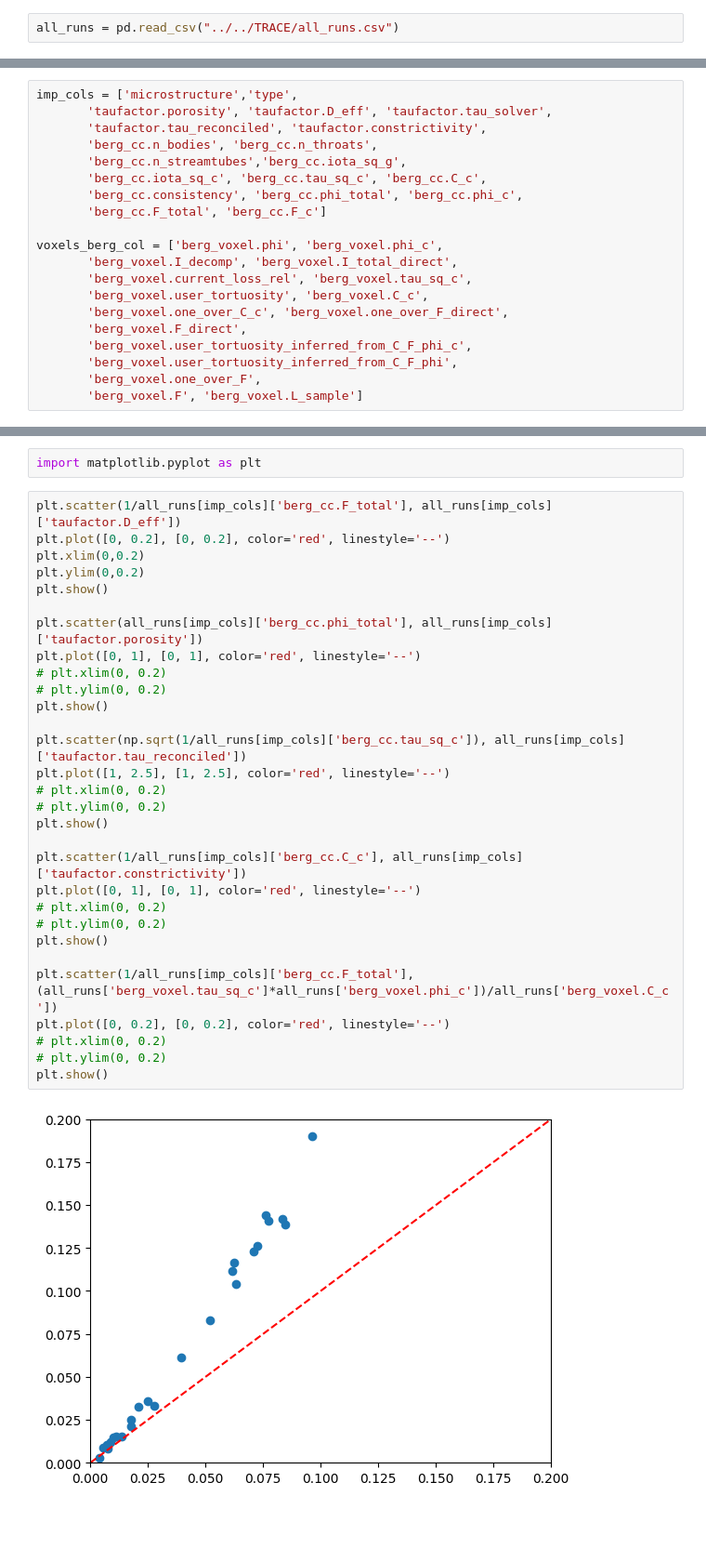
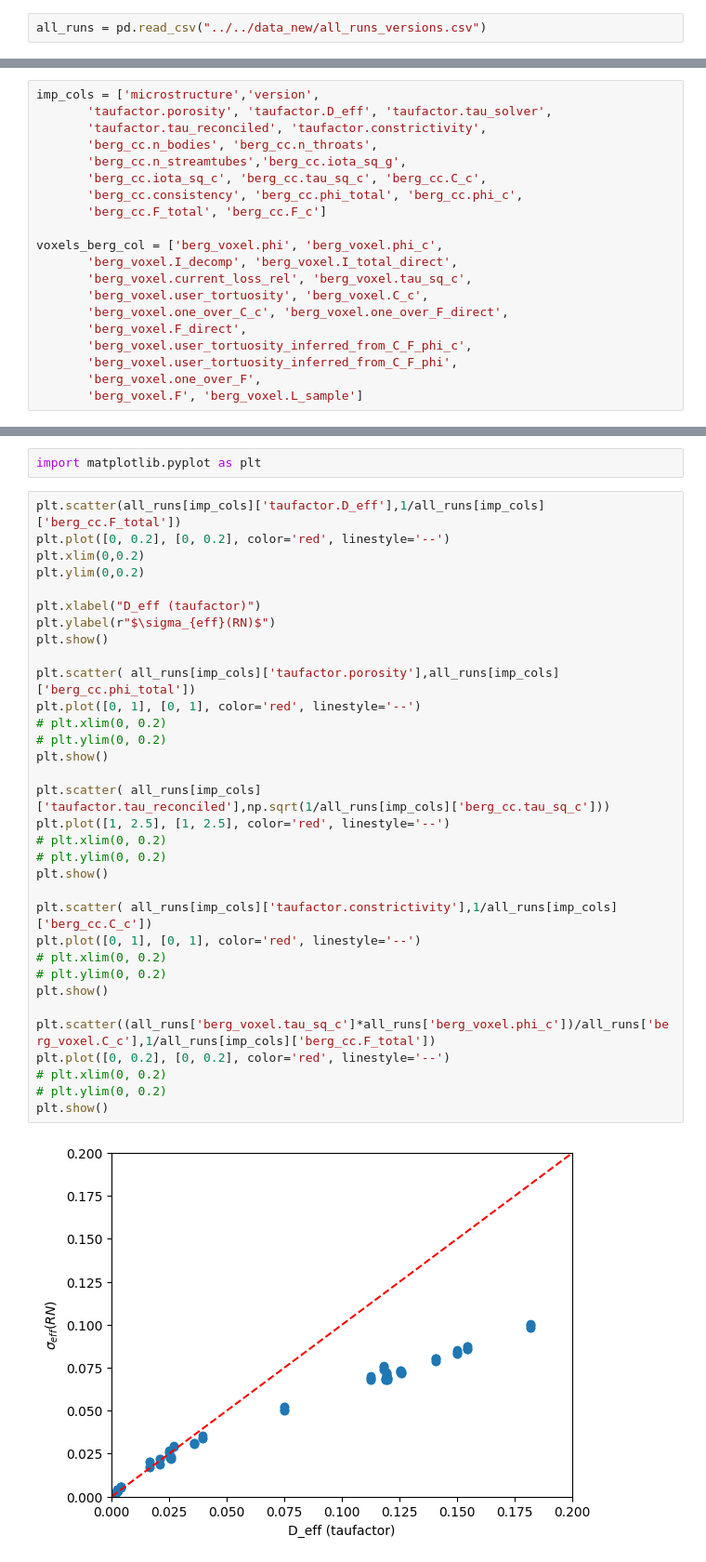
Before and after one commit to rochan17/Constrictivity, a Jupyter notebook: analysis/notebooks/all_TRACE.ipynb, the cells around one changed output, grey strips where cells are left out. Shown at 93% size. Cells and saved outputs as stored; diff of their text form; blank space fills up the shorter version.

```diff
--- a/analysis/notebooks/all_TRACE.ipynb
+++ b/analysis/notebooks/all_TRACE.ipynb
@@ -4,7 +5,7 @@ import pandas as pd
 # %%
 pd.set_option("display.max_columns", None)
 # %%
-all_runs = pd.read_csv("../../TRACE/all_runs.csv")
+all_runs = pd.read_csv("../../data_new/all_runs_versions.csv")
 # %%
 all_runs.columns
 # %% [output]
@@ -26,7 +27,7 @@ Index(['microstructure', 'version', 'taufactor.status',
        'berg_cc.effective_conductance', 'berg_cc.elapsed_s'],
       dtype='object')
 # %%
-imp_cols = ['microstructure','type',
+imp_cols = ['microstructure','version',
        'taufactor.porosity', 'taufactor.D_eff', 'taufactor.tau_solver',
        'taufactor.tau_reconciled', 'taufactor.constrictivity',
        'berg_cc.n_bodies', 'berg_cc.n_throats',
@@ -73,34 +74,37 @@ Mean Squared Error: 0.0015380399323802693
 # %%
 import matplotlib.pyplot as plt
 # %%
-plt.scatter(1/all_runs[imp_cols]['berg_cc.F_total'], all_runs[imp_cols]['taufactor.D_eff'])
+plt.scatter(all_runs[imp_cols]['taufactor.D_eff'],1/all_runs[imp_cols]['berg_cc.F_total'])
 plt.plot([0, 0.2], [0, 0.2], color='red', linestyle='--')
 plt.xlim(0,0.2)
 plt.ylim(0,0.2)
+
+plt.xlabel("D_eff (taufactor)")
+plt.ylabel(r"$\sigma_{eff}(RN)$")
 plt.show()
 
-plt.scatter(all_runs[imp_cols]['berg_cc.phi_total'], all_runs[imp_cols]['taufactor.porosity'])
+plt.scatter( all_runs[imp_cols]['taufactor.porosity'],all_runs[imp_cols]['berg_cc.phi_total'])
 plt.plot([0, 1], [0, 1], color='red', linestyle='--')
 # plt.xlim(0, 0.2)
 # plt.ylim(0, 0.2)
 plt.show()
 
-plt.scatter(np.sqrt(1/all_runs[imp_cols]['berg_cc.tau_sq_c']), all_runs[imp_cols]['taufactor.tau_reconciled'])
+plt.scatter( all_runs[imp_cols]['taufactor.tau_reconciled'],np.sqrt(1/all_runs[imp_cols]['berg_cc.tau_sq_c']))
 plt.plot([1, 2.5], [1, 2.5], color='red', linestyle='--')
 # plt.xlim(0, 0.2)
 # plt.ylim(0, 0.2)
 plt.show()
 
-plt.scatter(1/all_runs[imp_cols]['berg_cc.C_c'], all_runs[imp_cols]['taufactor.constrictivity'])
+plt.scatter( all_runs[imp_cols]['taufactor.constrictivity'],1/all_runs[imp_cols]['berg_cc.C_c'])
 plt.plot([0, 1], [0, 1], color='red', linestyle='--')
 # plt.xlim(0, 0.2)
 # plt.ylim(0, 0.2)
 plt.show()
 
-plt.scatter(1/all_runs[imp_cols]['berg_cc.F_total'], (all_runs['berg_voxel.tau_sq_c']*all_runs['berg_voxel.phi_c'])/all_runs['berg_voxel.C_c'])
+plt.scatter((all_runs['berg_voxel.tau_sq_c']*all_runs['berg_voxel.phi_c'])/all_runs['berg_voxel.C_c'],1/all_runs[imp_cols]['berg_cc.F_total'])
 plt.plot([0, 0.2], [0, 0.2], color='red', linestyle='--')
 # plt.xlim(0, 0.2)
 # plt.ylim(0, 0.2)
 plt.show()
 # %% [output]
-[figure, old version]
+[figure, new version]
```
Also changed, not shown: parts of 19 cells of this notebook, 17 other files.
